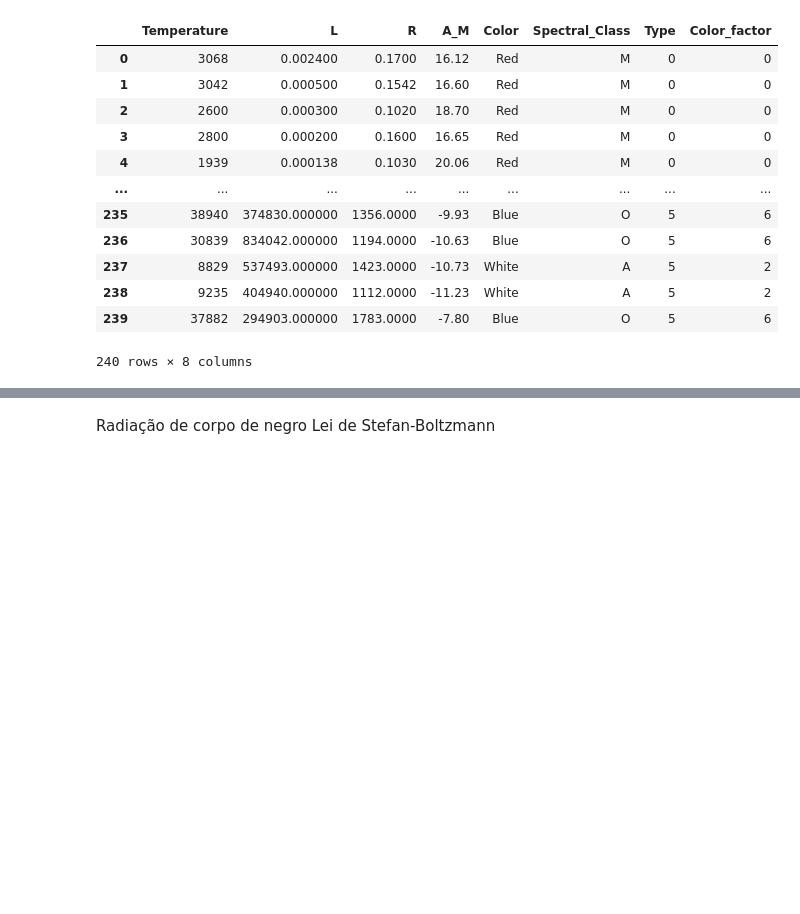
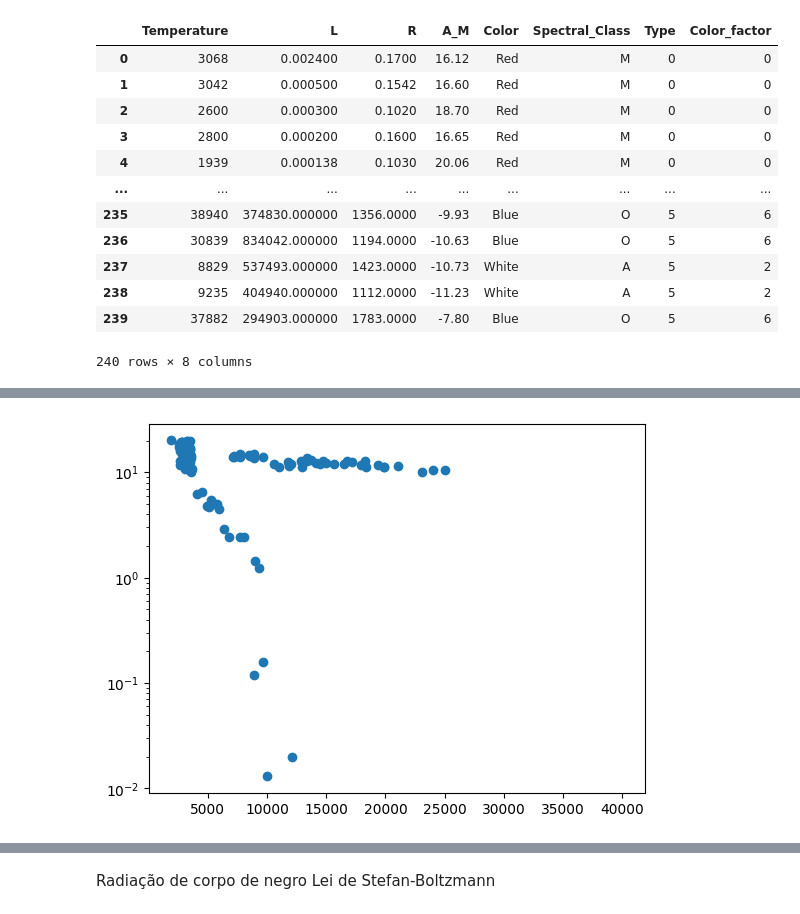
Before and after one commit to nardao666/star_classification, a Jupyter notebook: star_classification.ipynb, the cells around one changed output, grey strips where cells are left out. Saved outputs shown, nothing was run; the diff lists cells and outputs as text; code cells hidden in the pictures; blank space fills up the shorter version.

```diff
--- a/star_classification.ipynb
+++ b/star_classification.ipynb
@@ -116,0 +107,6 @@ plt.show()
+# %%
+plt.scatter(df_star['Temperature'].to_list(),df_star['A_M'].to_list())
+plt.yscale('log')
+plt.show()
+# %% [output]
+[figure, added]
```
Also changed, not shown: parts of 18 cells of this notebook.
